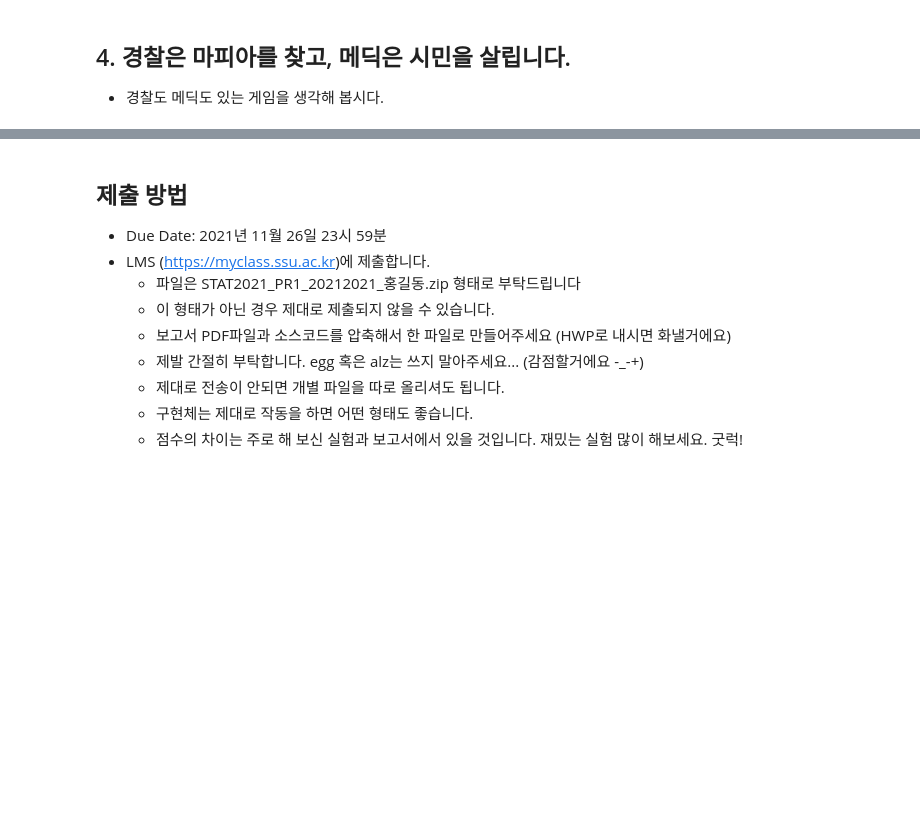
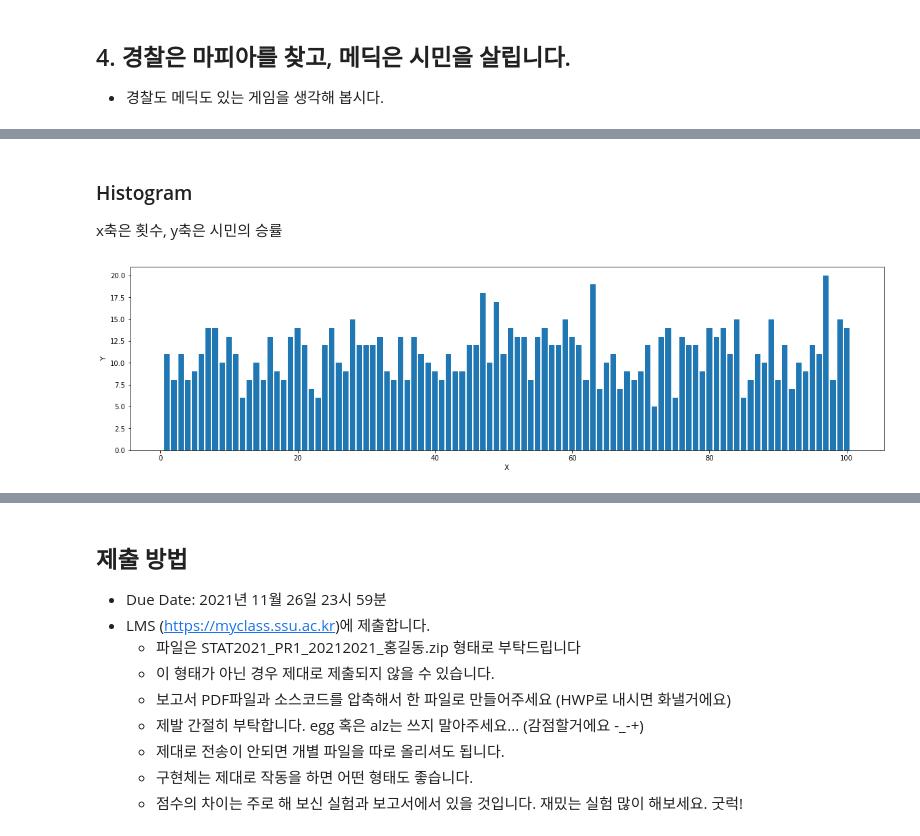
Before and after one commit to sungwon-097/Univ-Study, a Jupyter notebook: 확률과통계(python)/stats/practice4.ipynb, the cells around one changed output, grey strips where cells are left out. Drawn from its saved outputs; the diff is of its cells as text; code cells hidden in the pictures; blank space fills up the shorter version.

```diff
--- a/확률과통계(python)/stats/practice4.ipynb
+++ b/확률과통계(python)/stats/practice4.ipynb
@@ -78,4 +146,22 @@ def citizen_win_Rate(participants):
         if in_Game(participants) == True:
             wincount += 1
     return 100*wincount/times
+# %%
+def Mafia_Game_withAllStats(num_mafia, num_citizen, num_police, num_medic, times):
+    mafia = num_mafia
+    citizen = num_citizen
+    police = num_police
+    medic=num_medic
+    citizen_win_list=list()
+    for i in range (0, times):
+        Game_participants=list()
+        job_Init(mafia, "mafia", Game_participants)
+        job_Init(citizen, "citizen", Game_participants)
+        job_Init(police, "police", Game_participants)
+        job_Init(medic, "medic", Game_participants)
+        rate=citizen_win_Rate(Game_participants)
+        citizen_win_list.append(rate)
+    return citizen_win_list
+
+#Mafia_Game_withPolice_Stats(1,0,9)
 # %%
@@ -94,0 +189,11 @@ def Mafia_Game_Basic(num_mafia, num_citizen):
+# %%
+Game_participants=list()
+col=["Citizens to Win(%)"]
+Game = Mafia_Game_withAllStats(2, 6, 1, 1, 10)
+length=len(Game)
+index = list()
+for i in range(1, length+1):
+    index.append(i)
+
+df=pd.DataFrame(Game, index, columns=col)
+df
@@ -94,0 +212,21 @@ def Mafia_Game_Basic(num_mafia, num_citizen):
+# %% [markdown]
+### Histogram
+
+x축은 횟수, y축은 시민의 승률
+# %%
+def drawPLT(list1):
+    length=len(list1)
+    list2 = list()
+    for i in range(1, length+1):
+        list2.append(i)
+    plt.figure(figsize=(20,5))
+    plt.bar(list2, list1)
+    plt.xlabel("X")
+    plt.ylabel("Y")
+    plt.show()
+    plt.close()
+
+Game_Stats = Mafia_Game_withAllStats(2, 6, 1, 1, 100)
+drawPLT(Game_Stats)
+# %% [output]
+[figure, added]
```
Also changed, not shown: parts of 27 cells of this notebook, 14 other files.
